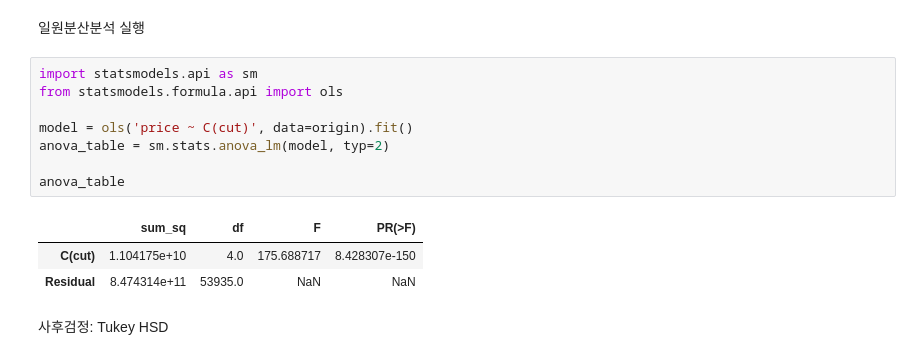
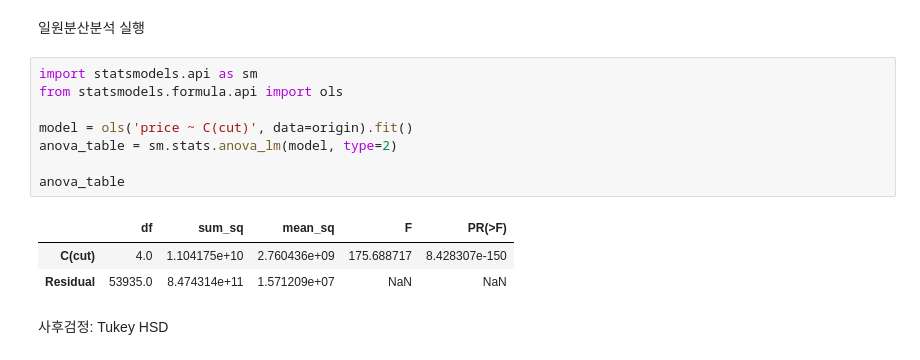
Before and after one commit to GYULLTANGURRI/main, a Jupyter notebook: 12월/251215실습/251212_Diamonds (1).ipynb, the cells around one changed output. Cells and saved outputs as stored; diff of their text form.

```diff
--- a/12월/251215실습/251212_Diamonds (1).ipynb
+++ b/12월/251215실습/251212_Diamonds (1).ipynb
@@ -714,15 +714,15 @@ cut등급 간 가격 분산은 동일하지 않다고 나옴.
 # %%
 import statsmodels.api as sm
 from statsmodels.formula.api import ols
 
 model = ols('price ~ C(cut)', data=origin).fit()
-anova_table = sm.stats.anova_lm(model, typ=2)
+anova_table = sm.stats.anova_lm(model, type=2)
 
 anova_table
 # %% [output]
-|  | sum_sq | df | F | PR(>F) |
-| C(cut) | 1.104175e+10 | 4.0 | 175.688717 | 8.428307e-150 |
-| Residual | 8.474314e+11 | 53935.0 | NaN | NaN |
+|  | df | sum_sq | mean_sq | F | PR(>F) |
+| C(cut) | 4.0 | 1.104175e+10 | 2.760436e+09 | 175.688717 | 8.428307e-150 |
+| Residual | 53935.0 | 8.474314e+11 | 1.571209e+07 | NaN | NaN |
 # %% [markdown]
 사후검정: Tukey HSD
 # %%
```
Also changed, not shown: parts of 1 cell of this notebook, 15 other files.
